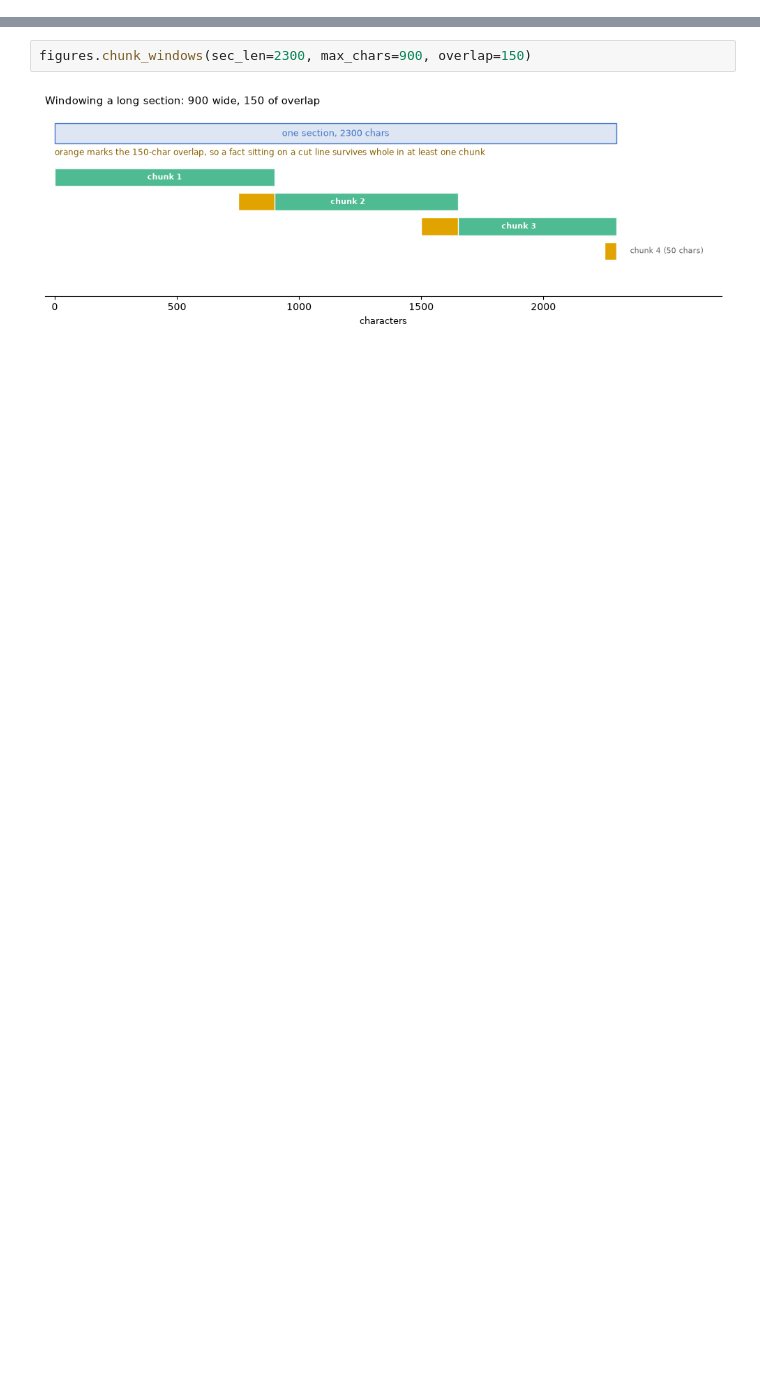
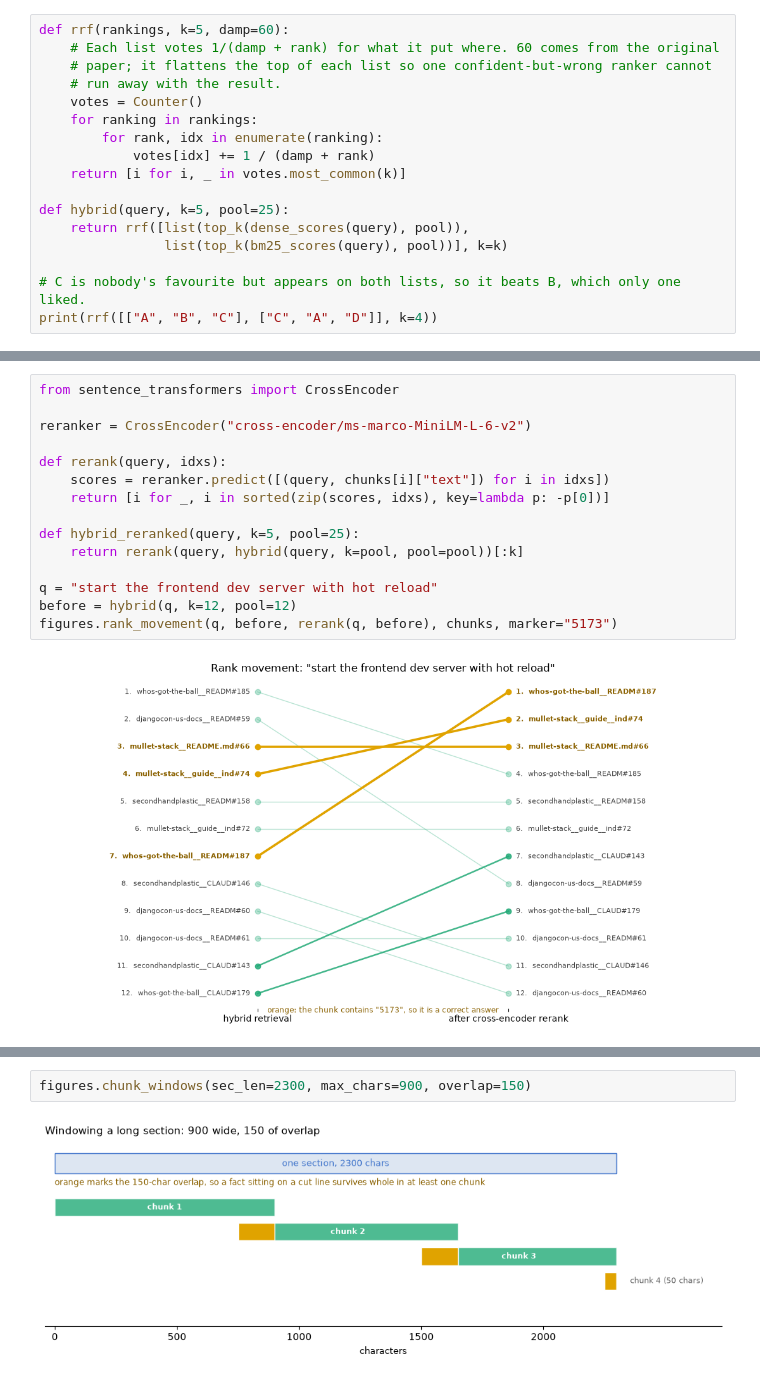
Before and after one commit to seanhelvey/rag-in-context, a Jupyter notebook: rag.ipynb, the cells around one changed output, grey strips where cells are left out. Cells and saved outputs as stored; diff of their text form; blank space fills up the shorter version.

```diff
--- a/rag.ipynb
+++ b/rag.ipynb
@@ -278,0 +322,17 @@ long ones, and this is what it does to a section of 2300 characters.
+# %%
+def rrf(rankings, k=5, damp=60):
+    # Each list votes 1/(damp + rank) for what it put where. 60 comes from the original
+    # paper; it flattens the top of each list so one confident-but-wrong ranker cannot
+    # run away with the result.
+    votes = Counter()
+    for ranking in rankings:
+        for rank, idx in enumerate(ranking):
+            votes[idx] += 1 / (damp + rank)
+    return [i for i, _ in votes.most_common(k)]
+
+def hybrid(query, k=5, pool=25):
+    return rrf([list(top_k(dense_scores(query), pool)),
+                list(top_k(bm25_scores(query), pool))], k=k)
+
+# C is nobody's favourite but appears on both lists, so it beats B, which only one liked.
+print(rrf([["A", "B", "C"], ["C", "A", "D"]], k=4))
@@ -278,0 +356,17 @@ long ones, and this is what it does to a section of 2300 characters.
+# %%
+from sentence_transformers import CrossEncoder
+
+reranker = CrossEncoder("cross-encoder/ms-marco-MiniLM-L-6-v2")
+
+def rerank(query, idxs):
+    scores = reranker.predict([(query, chunks[i]["text"]) for i in idxs])
+    return [i for _, i in sorted(zip(scores, idxs), key=lambda p: -p[0])]
+
+def hybrid_reranked(query, k=5, pool=25):
+    return rerank(query, hybrid(query, k=pool, pool=pool))[:k]
+
+q = "start the frontend dev server with hot reload"
+before = hybrid(q, k=12, pool=12)
+figures.rank_movement(q, before, rerank(q, before), chunks, marker="5173")
+# %% [output]
+[figure, added]
```
Also changed, not shown: parts of 77 cells of this notebook, 7 other files.
